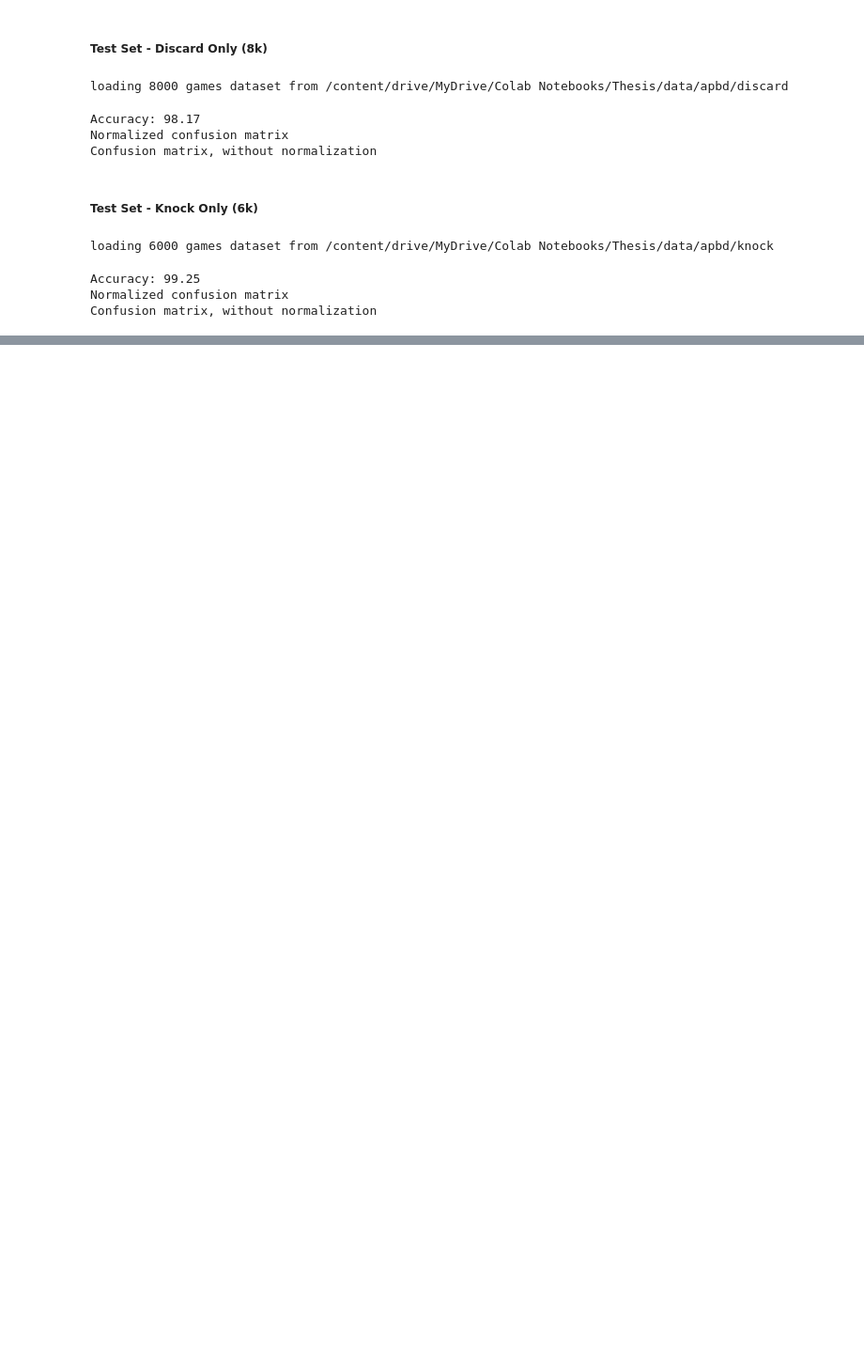
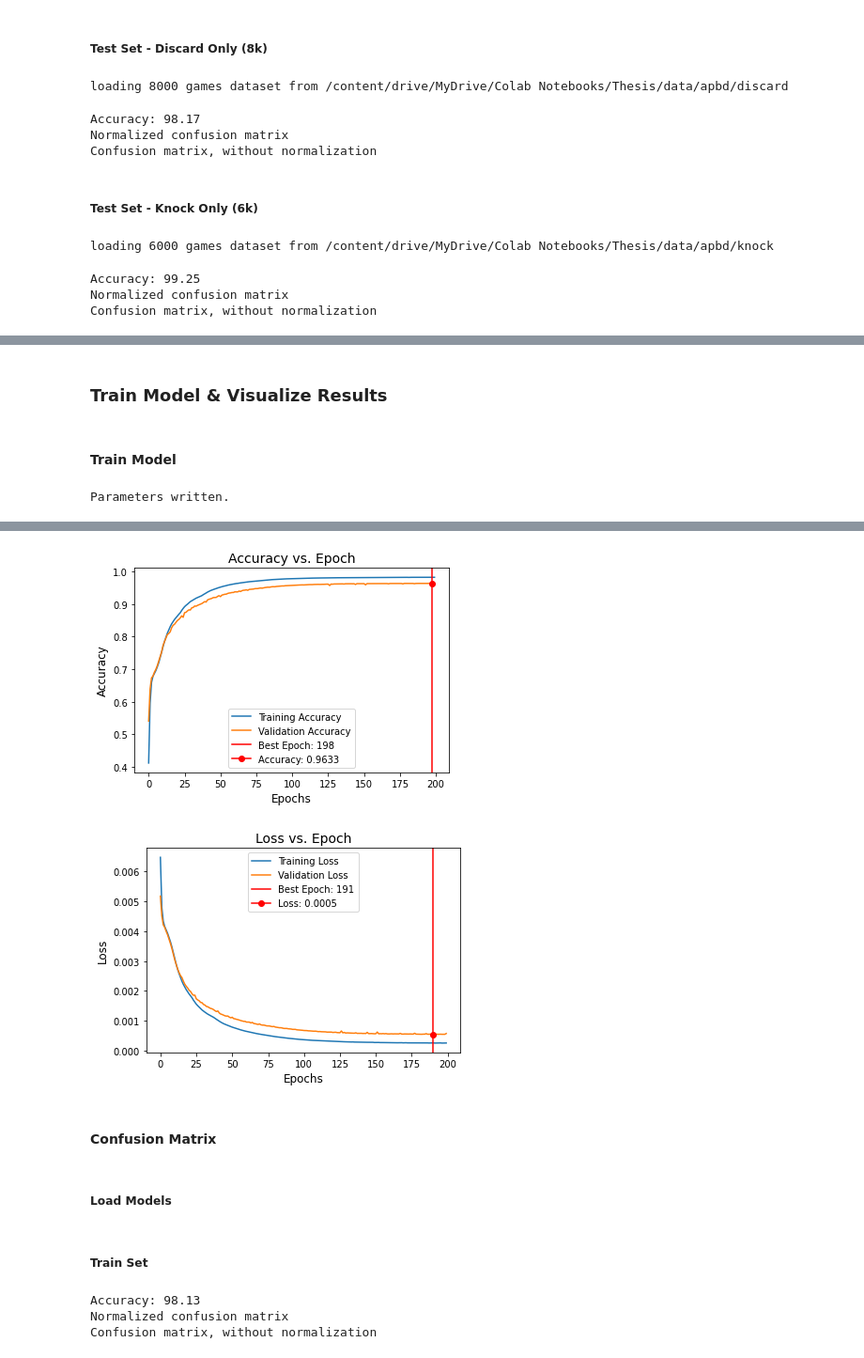
Before and after one commit to tancalv2/PretrainGinRummy, a Jupyter notebook: train/all.ipynb, the cells around one changed output, grey strips where cells are left out. Shown at 94% size. Drawn from its saved outputs; the diff is of its cells as text; code cells hidden in the pictures; blank space fills up the shorter version.

Commit message:
Update All with new model
Added new models:
- all_states_all_actions_MLP_base_extra_knock_data_40K

```diff
--- a/train/all.ipynb
+++ b/train/all.ipynb
@@ -1721,0 +1785,2 @@ Confusion matrix, without normalization
+# %%
+data_pth, model_pth, plot_pth = create_dir(pth, state, action, model_name)
@@ -1721,0 +1791,6 @@ Confusion matrix, without normalization
+# %%
+train_loader, val_loader, weights, classes = load_train_data(data_pth, plot_pth,
+                                                             numGames, batch_size,
+                                                             pruneStatesList, actionChoice,
+                                                             balance, loss_weight, multi_data_pth,
+                                                             visualize=False)
@@ -1721,0 +1803,28 @@ Confusion matrix, without normalization
+# %% [markdown]
+### Train Model & Visualize Results
+# %% [markdown]
+#### Train Model
+# %%
+# Write Parameters
+write_params(pth, state, action,
+             model_name,
+             numGames,
+             pruneStatesList, actionChoice,
+             balance,
+             batch_size, lr, epochs,
+             model_fnc, activation,
+             loss, loss_weight,
+             pre_train, model_PT,
+             device,
+             multi_data_pth)
+# %% [output]
+Parameters written.
+# %%
+model, model_acc, model_loss = train(train_loader, val_loader, plot_pth, batch_size, lr, epochs, verbose=True,
+                                     model_fnc=model_fnc, activation=activation,
+                                     loss=loss, weights=weights,
+                                     pre_train=pre_train, model_PT=model_PT, device=device)
+torch.save(model, '{}/model.pt'.format(model_pth))
+torch.save(model_acc, '{}/model_acc.pt'.format(model_pth))
+torch.save(model_loss, '{}/model_loss.pt'.format(model_pth))
+# %% [output]
@@ -1721,0 +1848,6 @@ Confusion matrix, without normalization
+[figure, added]
+[figure, added]
+# %% [markdown]
+#### Confusion Matrix
+# %% [markdown]
+##### Load Models
@@ -1721,0 +1858,10 @@ Confusion matrix, without normalization
+# %% [markdown]
+##### Train Set
+# %%
+del val_loader
+currGames = 8000
+plot_cm(plot_pth, classes, model, train_loader, device, numGames=currGames)
+# %% [output]
+Accuracy: 98.13
+Normalized confusion matrix
+Confusion matrix, without normalization
```
Also changed, not shown: parts of 31 cells of this notebook, 26 other files.
